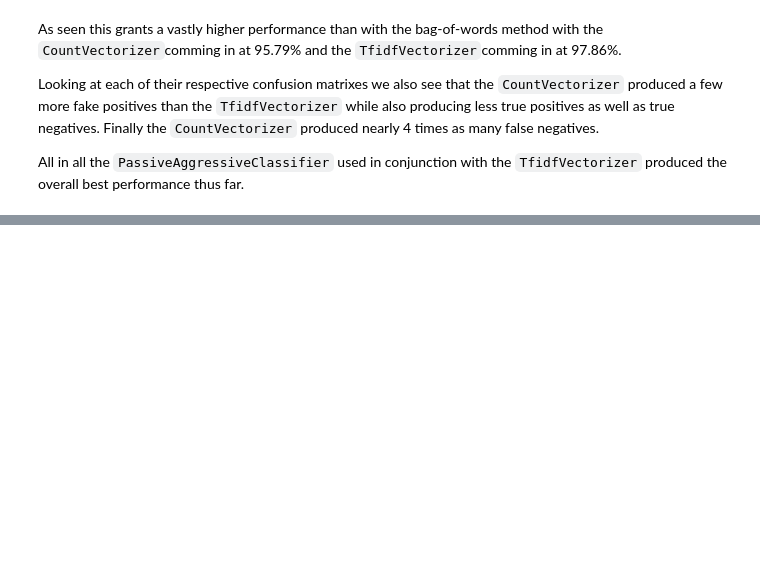
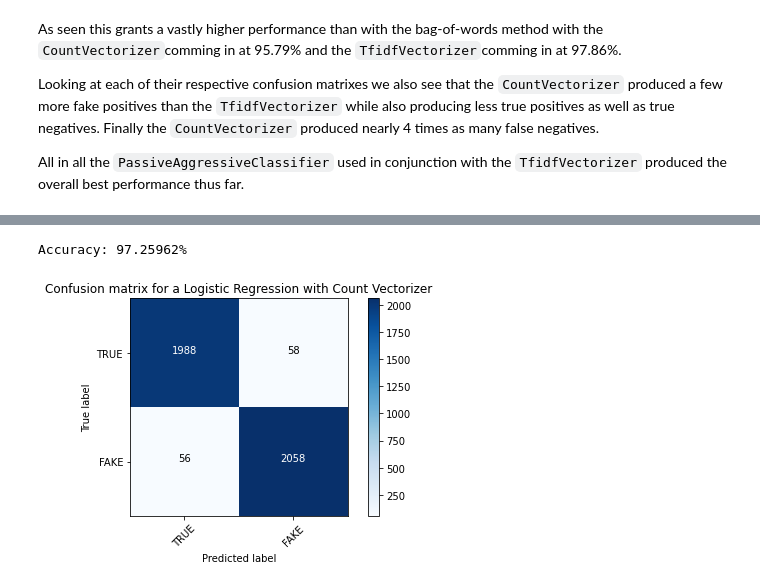
Before and after one commit to Cubba2412/Machine-Learning-Mini-project, a Jupyter notebook: FakeNewsPredictor.ipynb, the cells around one changed output, grey strips where cells are left out. Saved outputs shown, nothing was run; the diff lists cells and outputs as text; code cells hidden in the pictures; blank space fills up the shorter version.

Commit message:
Added Logistic Regression

```diff
--- a/FakeNewsPredictor.ipynb
+++ b/FakeNewsPredictor.ipynb
@@ -403,0 +414,16 @@ All in all the `PassiveAggressiveClassifier` used in conjunction with the `Tfidf
+# %%
+# Instantiate the model
+logreg = LogisticRegression(C=1e6)
+# Fit the model to the (TF-IDF) training data
+logreg.fit(count_train, y_train)
+# Make a prediction
+pred_logreg_count = logreg.predict(count_test)
+# Extract the accuracy and print it
+acc_logreg_count = metrics.accuracy_score(y_test,pred_logreg_count)
+print("Accuracy: {:.5f}%".format(acc_logreg_count*100))
+# Create a confusion matrix and plot it
+cm5 = metrics.confusion_matrix(y_test, pred_logreg_count, labels=[0,1])
+plot_confusion_matrix(cm5, classes=['TRUE','FAKE'], title ='Confusion matrix for a Logistic Regression with Count Vectorizer')
+# %% [output]
+Accuracy: 97.25962%
+[figure, added]
```
Also changed, not shown: parts of 6 cells of this notebook.
